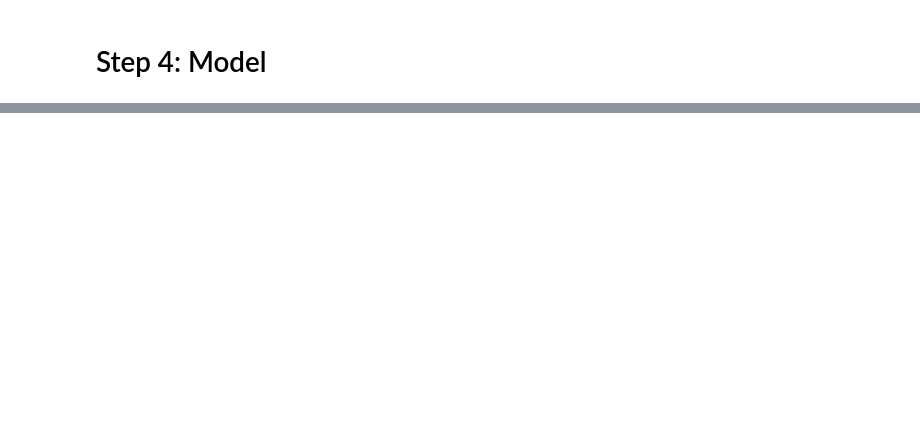
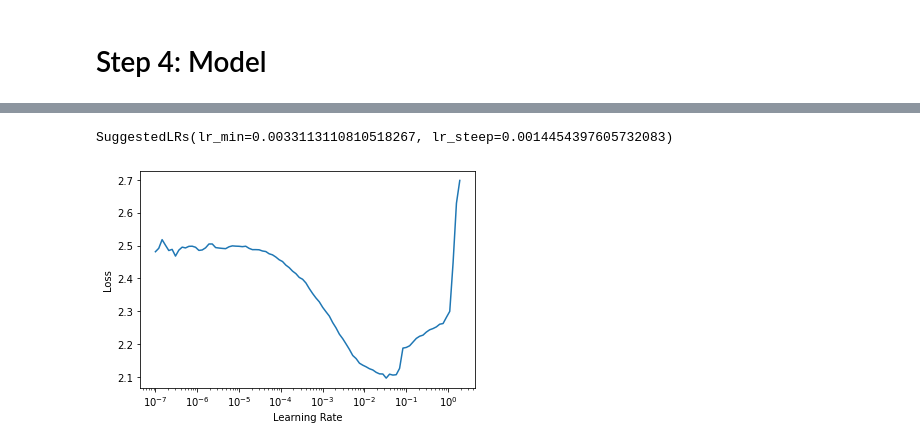
Before and after one commit to loicrouillermonay/Machine-Learning-Projects, a Jupyter notebook: Urban Sound Classification/Urban Sound Classification.ipynb, the cells around one changed output, grey strips where cells are left out. Cells and saved outputs as stored; diff of their text form; code cells hidden in the pictures; blank space fills up the shorter version.

```diff
--- a/Urban Sound Classification/Urban Sound Classification.ipynb
+++ b/Urban Sound Classification/Urban Sound Classification.ipynb
@@ -129,7 +133,7 @@ for file in files:
         continue
     shutil.move(source + file, source + train.loc[train.ID == re.findall(r"\d*", file)[0], 'Class'].item())
 # %%
-dls = ImageDataLoaders.from_folder(source, valid_pct=0.2, item_tfms=RandomResizedCrop(128, min_scale=0.35),
-                                   batch_tfms=Normalize.from_stats(*imagenet_stats), seed=707)
+dls = ImageDataLoaders.from_folder(source, valid_pct=0.2, item_tfms=Resize(224),
+                                   batch_tfms=Normalize.from_stats(*imagenet_stats), seed=707, num_workers=0)
 # %%
 dls.show_batch()
@@ -140,0 +144,7 @@ data_dir = Path('../Urban Sound Classification/Data Sources/train/spectrogram/')
+# %%
+learn = Learner(dls, seed=707,
+                xresnet34(n_out=10),
+                metrics=accuracy)
+# %%
+learn.lr_find()
+# %% [output]
@@ -140,0 +152,2 @@ data_dir = Path('../Urban Sound Classification/Data Sources/train/spectrogram/')
+SuggestedLRs(lr_min=0.0033113110810518267, lr_steep=0.0014454397605732083)
+[figure, added]
```
Also changed, not shown: parts of 18 cells of this notebook.
